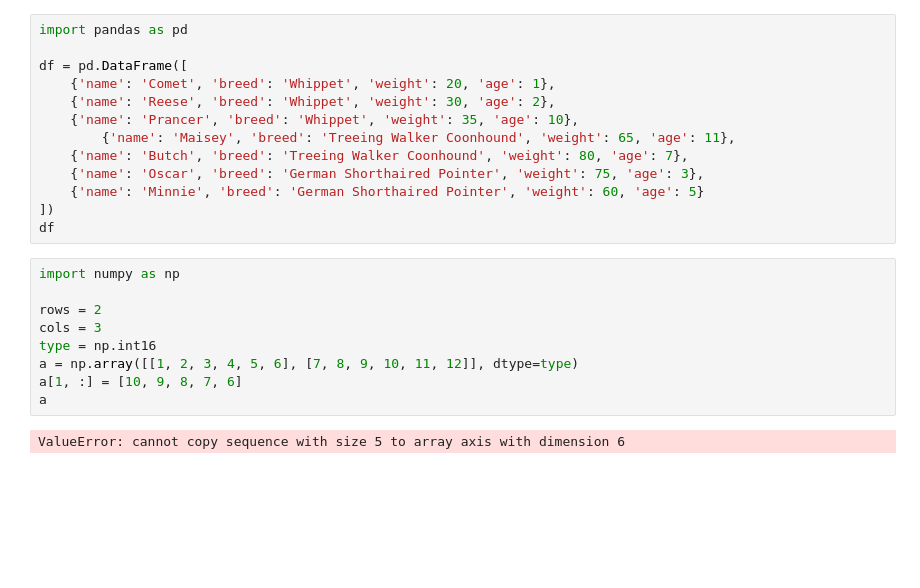
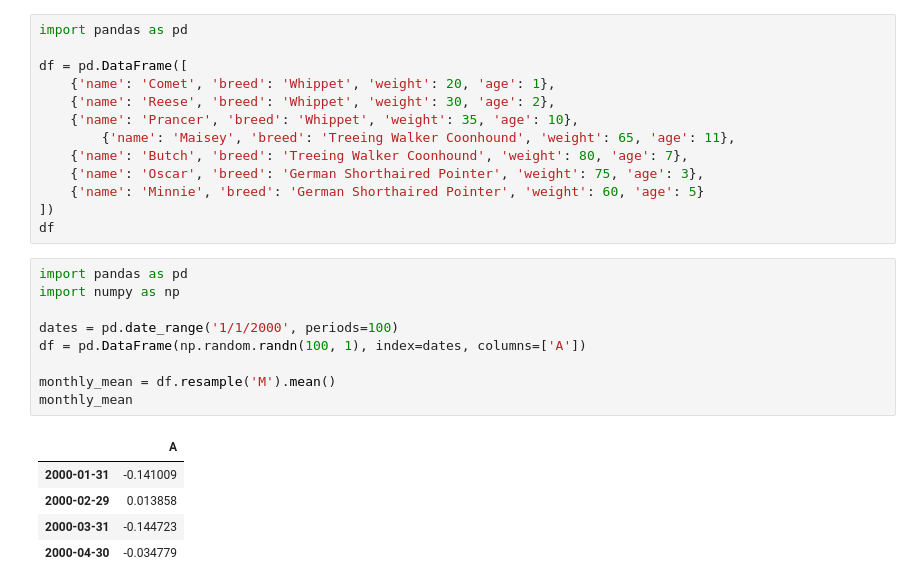
Before and after one commit to mvolkmann/blog, a Jupyter notebook: src/python/playground.ipynb, the cells around one changed output. Drawn from its saved outputs; the diff is of its cells as text; blank space fills up the shorter version.

```diff
--- a/src/python/playground.ipynb
+++ b/src/python/playground.ipynb
@@ -25,14 +33,18 @@ df = pd.DataFrame([
     {'name': 'Minnie', 'breed': 'German Shorthaired Pointer', 'weight': 60, 'age': 5}
 ])
 df
-# %%
-import numpy as np
-
-rows = 2
-cols = 3
-type = np.int16
-a = np.array([[1, 2, 3, 4, 5, 6], [7, 8, 9, 10, 11, 12]], dtype=type)
-a[1, :] = [10, 9, 8, 7, 6]
-a
-# %% [output]
-ValueError: cannot copy sequence with size 5 to array axis with dimension 6
+# %%
+import pandas as pd
+import numpy as np
+
+dates = pd.date_range('1/1/2000', periods=100)
+df = pd.DataFrame(np.random.randn(100, 1), index=dates, columns=['A'])
+
+monthly_mean = df.resample('M').mean()
+monthly_mean
+# %% [output]
+|  | A |
+| 2000-01-31 | -0.141009 |
+| 2000-02-29 | 0.013858 |
+| 2000-03-31 | -0.144723 |
+| 2000-04-30 | -0.034779 |
```
Also changed, not shown: parts of 7 cells of this notebook, 6 other files.
